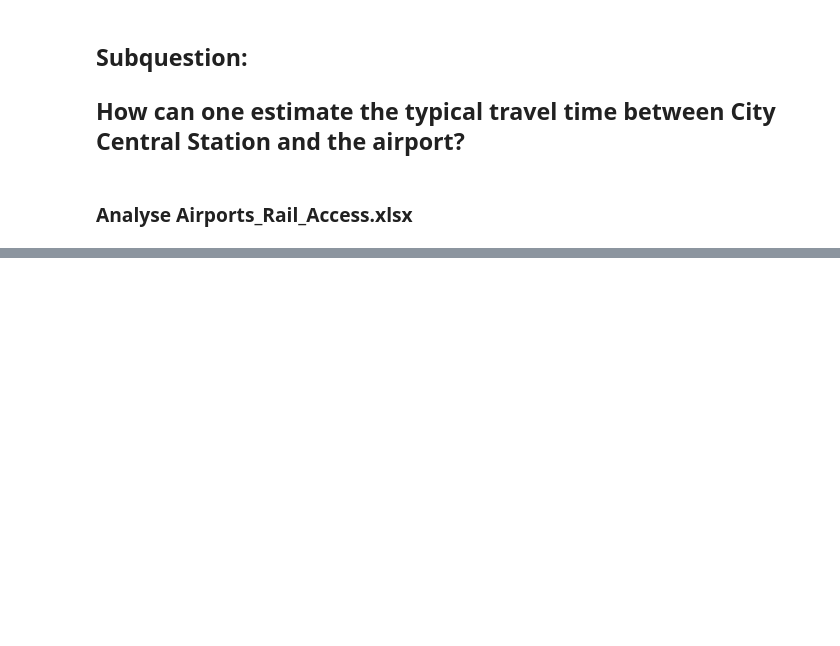
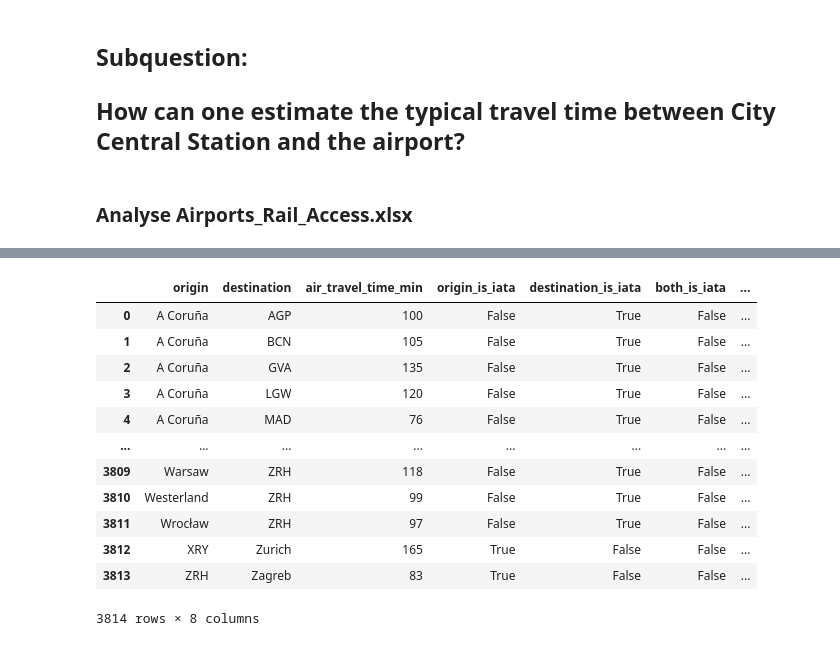
Before and after one commit to PhilippS01/ExDEx-A2, a Jupyter notebook: src/Q3_Analysis.ipynb, the cells around one changed output, grey strips where cells are left out. Saved outputs shown, nothing was run; the diff lists cells and outputs as text; code cells hidden in the pictures; blank space fills up the shorter version.

Commit message:
struggle with mapping airport names to IATA codes in the ARRB dataset.

```diff
--- a/src/Q3_Analysis.ipynb
+++ b/src/Q3_Analysis.ipynb
@@ -50,8 +52,6 @@ Loaded: Airports_Indicators.xlsx — Shape: (58, 10) - Missing values: 0
 # %% [markdown]
 ### Analyse Airports_Rail_Access.xlsx
 # %%
-dataframes_list = list(dataframes.items())
-
 # Airports_Rail_Access.xlsx
 filename_ARA, df_ARA = dataframes_list[0]
 
@@ -60,6 +60,7 @@ df_ARA_clean = df_ARA[["Airport", "IATA Code", "Train connection to City Station
 
 # Rename columns for easier access
 df_ARA_clean = df_ARA_clean.rename(columns={
+    "Airport": "airport",
     "IATA Code": "iata_code",
     "Train connection to City Station": "connection_text"
 })
@@ -109,0 +116,17 @@ df_ARRB_clean
+# %%
+# As in ARRB the origin and destination are not allways given as IATA codes
+# we can create a mapping from airport name to IATA code from ARA
+# ---------------------
+
+# check of IATA codes in origin column
+df_ARRB_clean["origin_is_iata"] = df_ARRB_clean["origin"].str.match(r"^[A-Z]{3}$")
+
+# check of IATA codes in destination column
+df_ARRB_clean["destination_is_iata"] = df_ARRB_clean["destination"].str.match(r"^[A-Z]{3}$")
+
+df_ARRB_clean["both_is_iata"] = df_ARRB_clean["origin_is_iata"] & df_ARRB_clean["destination_is_iata"]
+
+# Create mapping from airport name to IATA code
+iata_map = df_ARA_clean[["airport", "iata_code"]].copy()
+
+# Function to map airport names to IATA codes
@@ -109,0 +149,41 @@ df_ARRB_clean
+# %%
+# create IATA-Mapping-Dict
+iata_dict = dict(zip(df_ARA_clean["airport"], df_ARA_clean["iata_code"]))
+
+# --- 2. Funktion zum Mappen einer Zelle ---
+def get_iata(value: str):
+    if pd.isna(value):
+        return "unknown"
+
+    value_str = str(value).strip()
+
+    # Fall 1: Wert ist bereits ein IATA-Code (3 Buchstaben A–Z)
+    if re.fullmatch(r"[A-Z]{3}", value_str):
+        return value_str
+
+    # Fall 2: Wert ist ein Flughafenname und im Mapping vorhanden
+    if value_str in iata_dict:
+        return iata_dict[value_str]
+
+    # Fall 3: Kein Match gefunden
+    return "unknown"
+
+# --- 3. Neue Spalten erzeugen ---
+df_ARRB_clean["origin_as_iata"] = df_ARRB_clean["origin"].apply(get_iata)
+df_ARRB_clean["destination_as_iata"] = df_ARRB_clean["destination"].apply(get_iata)
+
+df_ARRB_clean
+# %% [output]
+|  | origin | destination | air_travel_time_min | origin_is_iata | destination_is_iata | both_is_iata | ... |
+| 0 | A Coruña | AGP | 100 | False | True | False | ... |
+| 1 | A Coruña | BCN | 105 | False | True | False | ... |
+| 2 | A Coruña | GVA | 135 | False | True | False | ... |
+| 3 | A Coruña | LGW | 120 | False | True | False | ... |
+| 4 | A Coruña | MAD | 76 | False | True | False | ... |
+| ... | ... | ... | ... | ... | ... | ... | ... |
+| 3809 | Warsaw | ZRH | 118 | False | True | False | ... |
+| 3810 | Westerland | ZRH | 99 | False | True | False | ... |
+| 3811 | Wrocław | ZRH | 97 | False | True | False | ... |
+| 3812 | XRY | Zurich | 165 | True | False | False | ... |
+| 3813 | ZRH | Zagreb | 83 | True | False | False | ... |
+3814 rows × 8 columns
```
Also changed, not shown: parts of 9 cells of this notebook.
